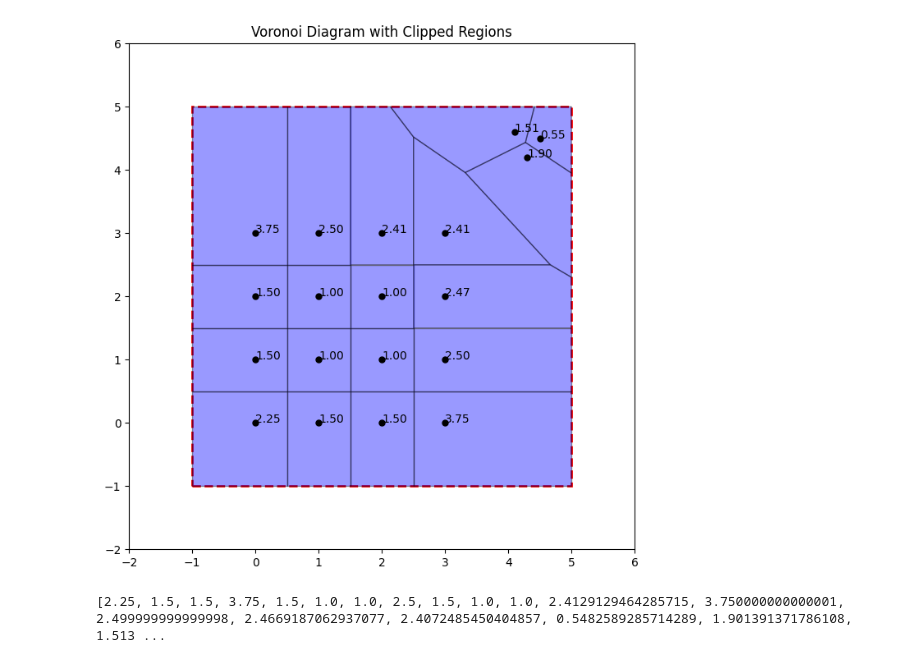
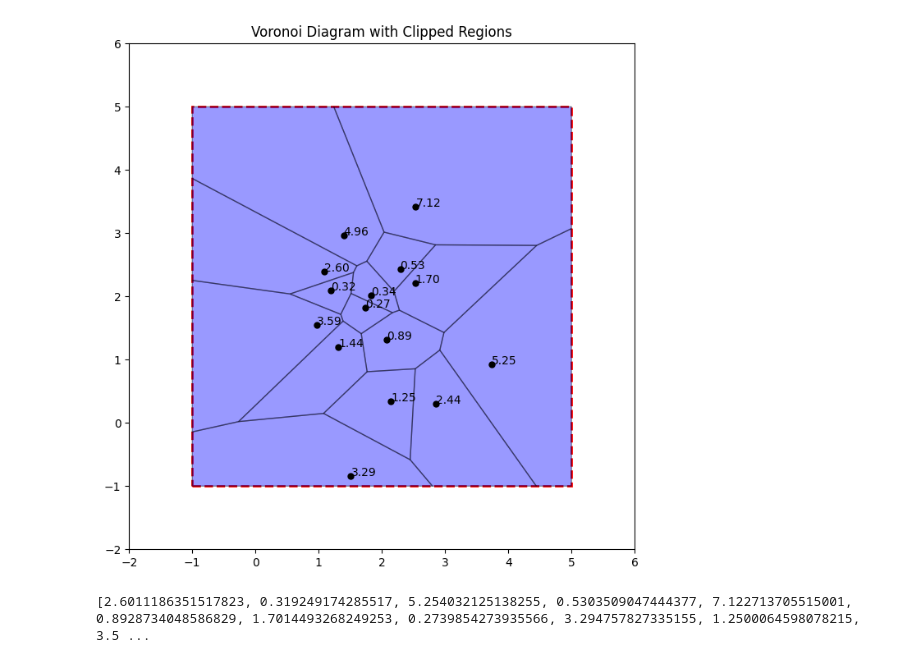
Before and after one commit to batuceng/max_quantile, a Jupyter notebook: notebooks/voronoi_demo.ipynb, the cells around one changed output. Cells and saved outputs as stored; diff of their text form; code cells hidden in the pictures.

```diff
--- a/notebooks/voronoi_demo.ipynb
+++ b/notebooks/voronoi_demo.ipynb
@@ -27,9 +6,11 @@ from matplotlib.patches import Polygon as MplPolygon
 from shapely.geometry import Polygon as ShapelyPolygon
 
 # Generate points in the grid between (0,0) and (3,3)
-points = np.array([[x, y] for x in range(4) for y in range(4)])
-points = np.vstack([points, [[4.5,4.5], [4.3, 4.2], [4.1, 4.6]]])
+# points = np.array([[x, y] for x in range(4) for y in range(4)])
+# points = np.vstack([points, [[4.5,4.5], [4.3, 4.2], [4.1, 4.6]]])
 
+points = np.random.randn(15,2) + np.array([2,2])
+points.clip(min=-1, max=5)
 # Calculate the Voronoi diagram
 vor = Voronoi(points)
 
@@ -144,35 +125,35 @@ for region in regions:
             area = clipped_polygon.area
             clipped_areas.append(area)
 
             # Plot the clipped polygon
             polygon_patch = MplPolygon(list(clipped_polygon.exterior.coords), closed=True, fill=True, facecolor='blue', edgecolor='black', alpha=0.4)
             ax.add_patch(polygon_patch)
 
         elif clipped_polygon.geom_type == 'MultiPolygon':
             area = 0
             for poly in clipped_polygon:
                 area += poly.area
                 polygon_patch = MplPolygon(list(poly.exterior.coords), closed=True, fill=True, facecolor='blue', edgecolor='black', alpha=0.4)
                 ax.add_patch(polygon_patch)
             clipped_areas.append(area)
     else:
         clipped_areas.append(0)
 
 # Set the axis limits
 ax.set_xlim(-2, 6)
 ax.set_ylim(-2, 6)
 ax.set_aspect('equal')
 
 plt.title('Voronoi Diagram with Clipped Regions')
 for i,p in enumerate(points):
     ax.text(p[0], p[1], f"{clipped_areas[i]:.2f}")
 plt.show()
 
 # Display the clipped areas
 print(clipped_areas)
 # %% [output]
-[figure, old version]
+[figure, new version]
-[2.25, 1.5, 1.5, 3.75, 1.5, 1.0, 1.0, 2.5, 1.5, 1.0, 1.0, 2.4129129464285715, 3.750000000000001, 2.499999999999998, 2.4669187062937077, 2.4072485450404857, 0.5482589285714289, 1.901391371786108, 1.513 ...
+[2.6011186351517823, 0.319249174285517, 5.254032125138255, 0.5303509047444377, 7.122713705515001, 0.8928734048586829, 1.7014493268249253, 0.2739854273935566, 3.294757827335155, 1.2500064598078215, 3.5 ...
 # %%
 np.sum(clipped_areas)
 # %% [output]
```
Also changed, not shown: parts of 2 cells of this notebook, 1 other file.
